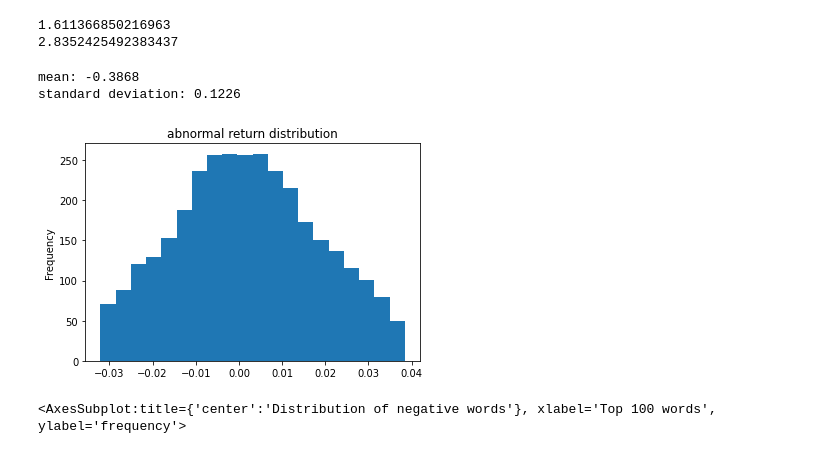
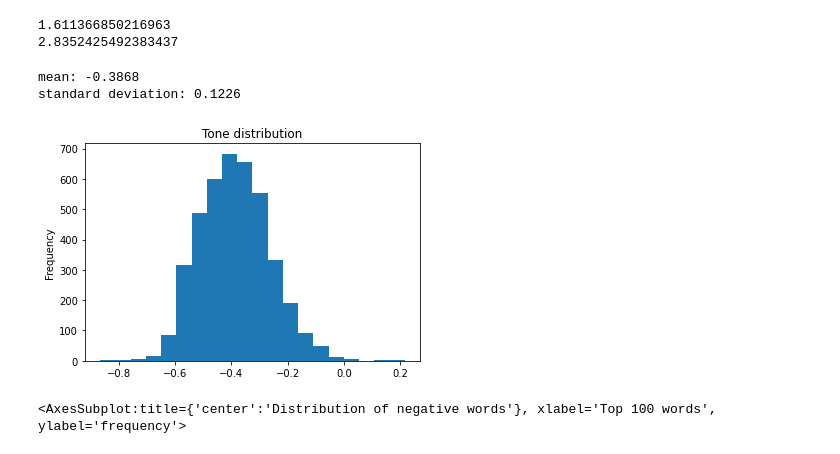
Before and after one commit to janfe2o3/10KSentimentBA, a Jupyter notebook: 7_analysis.ipynb, the cells around one changed output. Drawn from its saved outputs; the diff is of its cells as text; code cells hidden in the pictures.

```diff
--- a/7_analysis.ipynb
+++ b/7_analysis.ipynb
@@ -153,19 +177,19 @@ print(df05['% negative'].median())
 2.8352425492383437
 # %%
 #Distributions
-df_return=df[(df['abnormal_return']>df['abnormal_return'].quantile(0.1)) & (df['abnormal_return']<df['abnormal_return'].quantile(0.9))]
-df_return['abnormal_return'].plot.hist(bins=20, title="abnormal return distribution", sharex= True)
+#df_return=df[(df['abnormal_return']>df['abnormal_return'].quantile(0.1)) & (df['abnormal_return']<df['abnormal_return'].quantile(0.9))]
+#df_return['abnormal_return'].plot.hist(bins=20, title="abnormal return distribution", sharex= True)
+#print('mean:',round(df['tone'].mean(),4))
+#print('standard deviation:',round(df['tone'].std(),4))
+
+#Distributions
+df['tone'].plot.hist(bins=20, title="Tone distribution", sharex= True)
 print('mean:',round(df['tone'].mean(),4))
 print('standard deviation:',round(df['tone'].std(),4))
-
-#Distributions
-#df['tone'].plot.hist(bins=20, title="Tone distribution", sharex= True)
-#print('mean:',round(df['tone'].mean(),4))
-#print('standard deviation:',round(df['tone'].std(),4))
 # %% [output]
 mean: -0.3868
 standard deviation: 0.1226
-[figure, old version]
+[figure, new version]
 # %%
 import settings
 df2= pd.read_excel(settings.csv_path+'/text_statistic.xlsx', index_col=0,sheet_name='Only negative')
```
Also changed, not shown: parts of 5 cells of this notebook, 1 other file.
